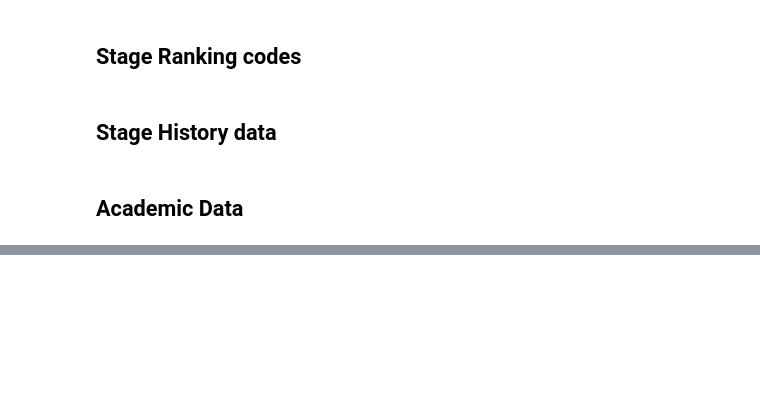
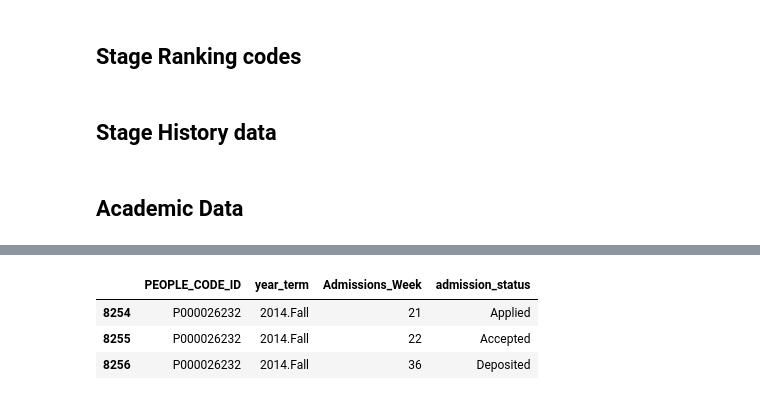
Before and after one commit to JeffWalton-PSC/Admissions, a Jupyter notebook: funnel/admissions_historic_data.ipynb, the cells around one changed output, grey strips where cells are left out. Cells and saved outputs as stored; diff of their text form; code cells hidden in the pictures; blank space fills up the shorter version.

```diff
--- a/funnel/admissions_historic_data.ipynb
+++ b/funnel/admissions_historic_data.ipynb
@@ -302,2 +365,9 @@ adm_df1[(adm_df1['year_term']=='2014.Fall') & (adm_df1['PEOPLE_CODE_ID']=='P0000
+# %%
+adm_df1[(adm_df1['year_term']=='2014.Fall') & (adm_df1['PEOPLE_CODE_ID']=='P000026232')].head(30)
+# %% [output]
+|  | PEOPLE_CODE_ID | year_term | Admissions_Week | admission_status |
+| 8254 | P000026232 | 2014.Fall | 21 | Applied |
+| 8255 | P000026232 | 2014.Fall | 22 | Accepted |
+| 8256 | P000026232 | 2014.Fall | 36 | Deposited |
 # %%
 adm_df2 = (adm_df1.loc[(adm_df1['year_term'].isin(['2014.Fall', '2015.Fall']))]
```
Also changed, not shown: parts of 50 cells of this notebook, 1 other file.
